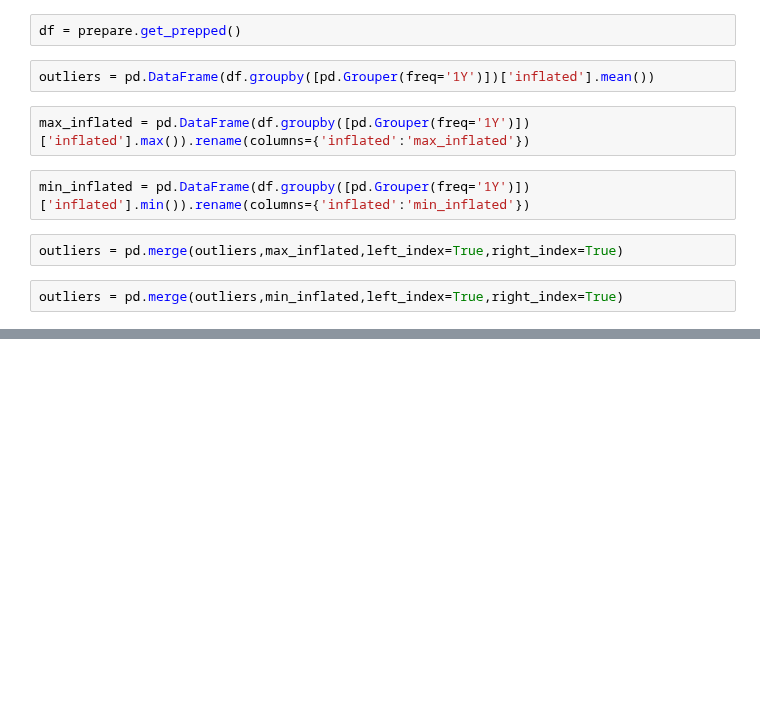
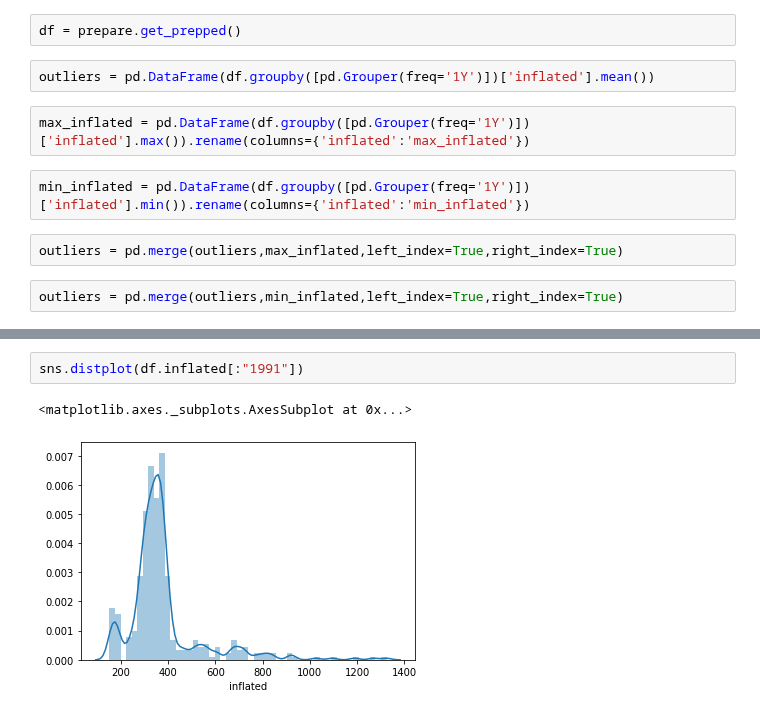
Before and after one commit to Data-Robusta/data-robusta, a Jupyter notebook: jeff_scratch.ipynb, the cells around one changed output, grey strips where cells are left out. Saved outputs shown, nothing was run; the diff lists cells and outputs as text; blank space fills up the shorter version.

Commit message:
added distplots showing bimodal distribution to final notebook

```diff
--- a/jeff_scratch.ipynb
+++ b/jeff_scratch.ipynb
@@ -402,0 +408,5 @@ AttributeError: module 'explore' has no attribute 'price_outliers'
+# %%
+sns.distplot(df.inflated[:"1991"])
+# %% [output]
+<matplotlib.axes._subplots.AxesSubplot at 0x...>
+[figure, added]
```
Also changed, not shown: parts of 3 cells of this notebook, 2 other files.
